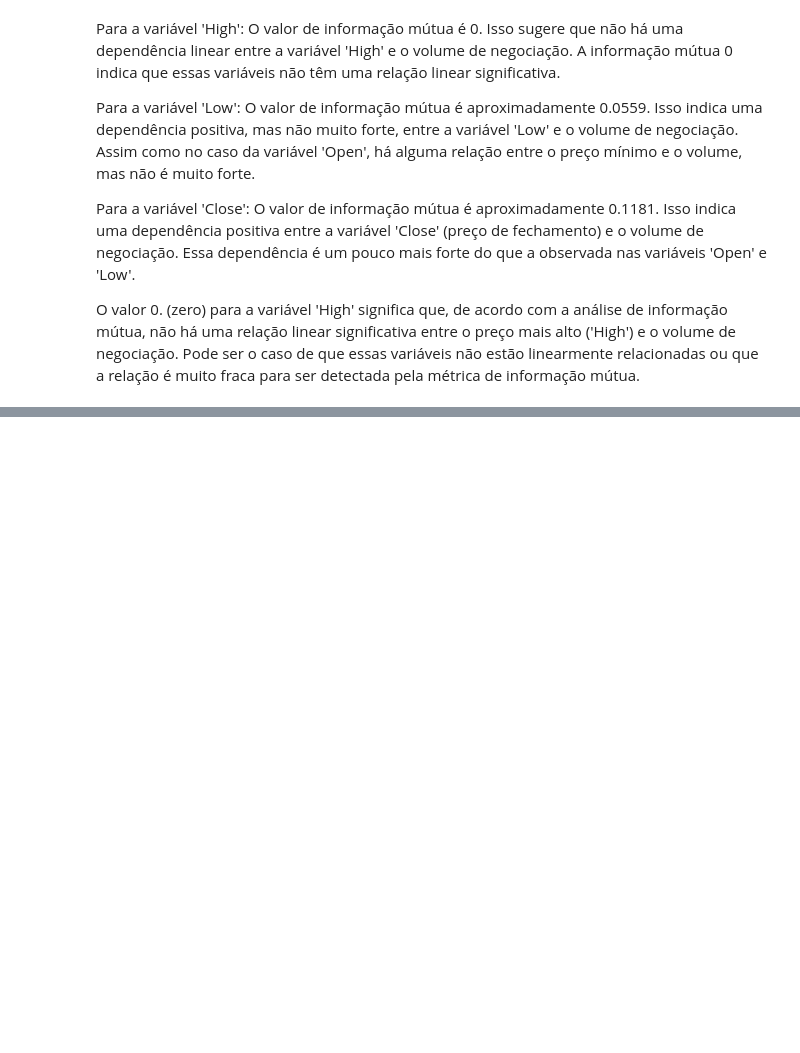
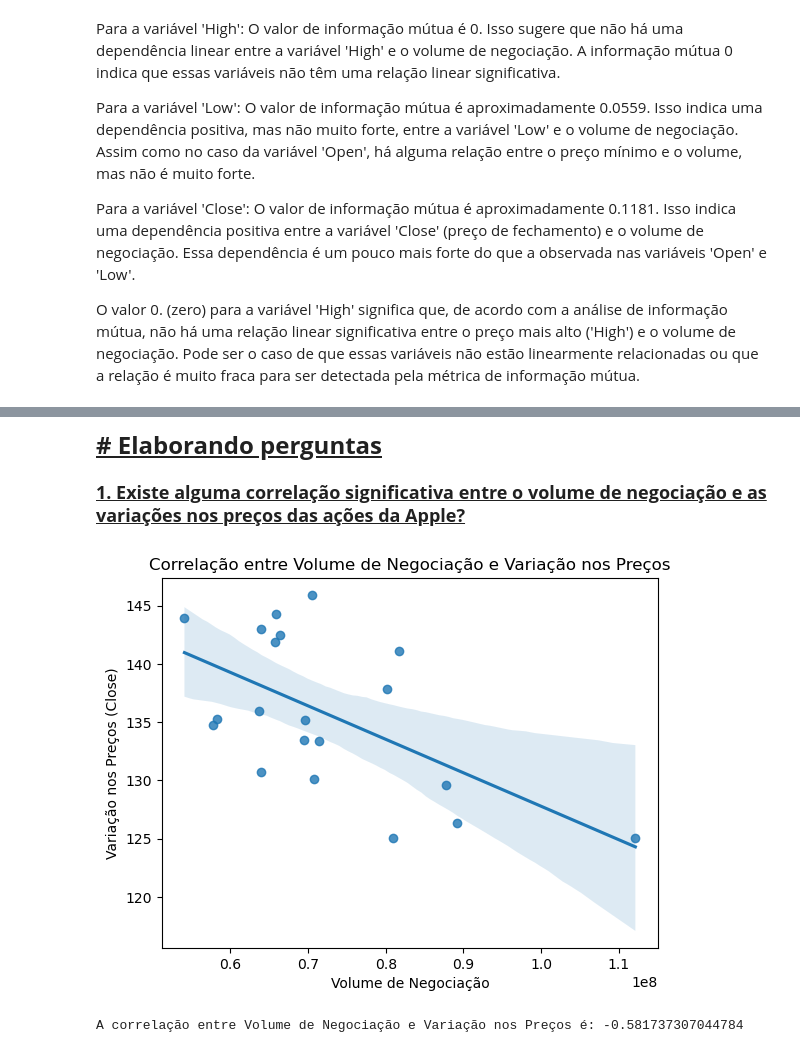
Before and after one commit to gustavosrios/mackprojects, a Jupyter notebook: N_AN EXP DAD - A7 Aplicando conhecimento.ipynb, the cells around one changed output, grey strips where cells are left out. Saved outputs shown, nothing was run; the diff lists cells and outputs as text; code cells hidden in the pictures; blank space fills up the shorter version.

```diff
--- a/N_AN EXP DAD - A7 Aplicando conhecimento.ipynb
+++ b/N_AN EXP DAD - A7 Aplicando conhecimento.ipynb
@@ -443,0 +504,3 @@ O valor 0. (zero) para a variável 'High' significa que, de acordo com a anális
+# %%
+df['Daily_Variation'] = df['Close'] - df['Open']
+display(df['Daily_Variation'].head())
@@ -443,0 +517,3 @@ O valor 0. (zero) para a variável 'High' significa que, de acordo com a anális
+# %%
+df['Absolute_Day_Range'] = df['High'] - df['Low']
+df['Absolute_Day_Range'].head()
@@ -443,0 +530,3 @@ O valor 0. (zero) para a variável 'High' significa que, de acordo com a anális
+# %%
+df['Volatility_Percentage'] = ((df['High'] - df['Low']) / df['Close']) * 100
+df['Volatility_Percentage'].head()
@@ -443,0 +541,20 @@ O valor 0. (zero) para a variável 'High' significa que, de acordo com a anális
+# %% [markdown]
+<font size="5"><u><b># Elaborando perguntas </b></u></font>
+# %% [markdown]
+<font size="4"><u><b>1. Existe alguma correlação significativa entre o volume de negociação e as variações nos preços das ações da Apple?</b></u></font>
+# %%
+# Calcular a correlação entre Volume e Variação nos preços
+correlation = df['Volume'].corr(df['Close'])
+
+# Criar um gráfico de dispersão com linha de regressão
+sns.regplot(x='Volume', y='Close', data=df)
+plt.title('Correlação entre Volume de Negociação e Variação nos Preços')
+plt.xlabel('Volume de Negociação')
+plt.ylabel('Variação nos Preços (Close)')
+plt.show()
+
+# Imprimir a correlação calculada
+print(f"A correlação entre Volume de Negociação e Variação nos Preços é: {correlation}")
+# %% [output]
+[figure, added]
+A correlação entre Volume de Negociação e Variação nos Preços é: -0.581737307044784
```
Also changed, not shown: parts of 40 cells of this notebook.
